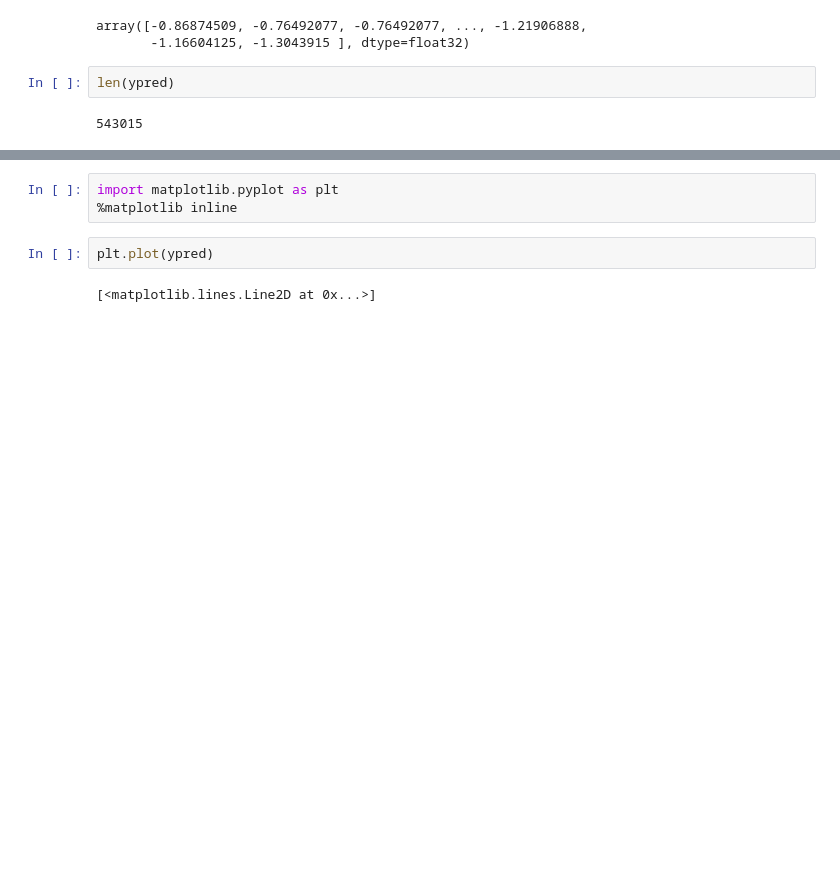
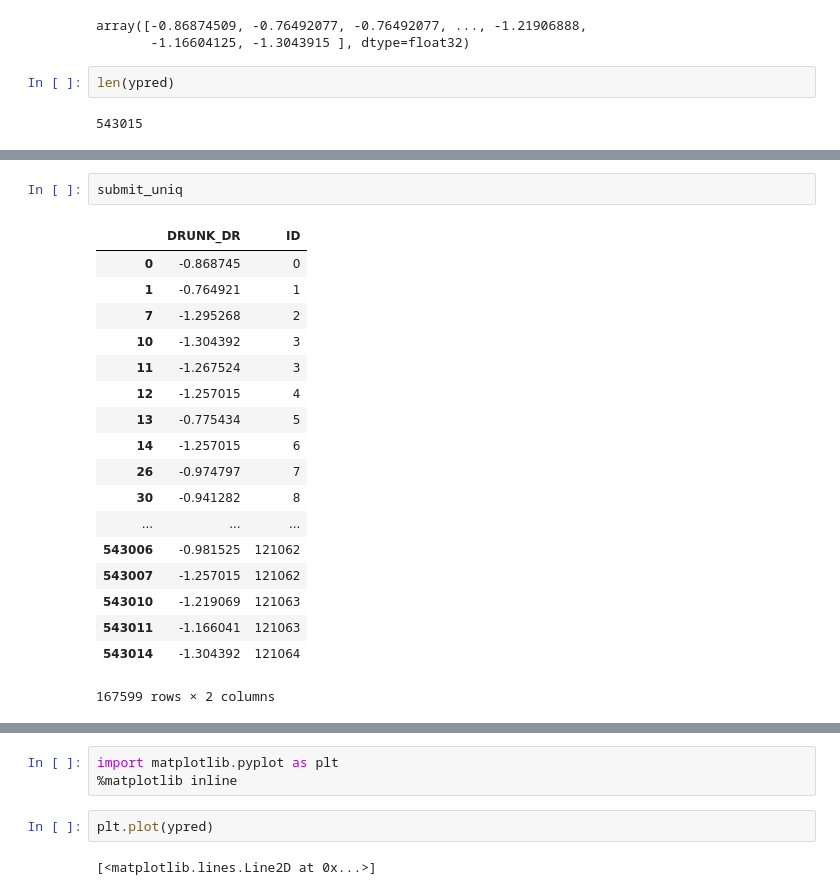
Before and after one commit to seantma/MDST-FARS-share, a Jupyter notebook: Model_xgboost.ipynb, the cells around one changed output, grey strips where cells are left out. Cells and saved outputs as stored; diff of their text form; blank space fills up the shorter version.

```diff
--- a/Model_xgboost.ipynb
+++ b/Model_xgboost.ipynb
@@ -209,0 +236,21 @@ submit.to_csv('fars_submit_xgb001.csv', index = False)
+# %%
+submit_uniq
+# %% [output]
+|  | DRUNK_DR | ID |
+| 0 | -0.868745 | 0 |
+| 1 | -0.764921 | 1 |
+| 7 | -1.295268 | 2 |
+| 10 | -1.304392 | 3 |
+| 11 | -1.267524 | 3 |
+| 12 | -1.257015 | 4 |
+| 13 | -0.775434 | 5 |
+| 14 | -1.257015 | 6 |
+| 26 | -0.974797 | 7 |
+| 30 | -0.941282 | 8 |
+| ... | ... | ... |
+| 543006 | -0.981525 | 121062 |
+| 543007 | -1.257015 | 121062 |
+| 543010 | -1.219069 | 121063 |
+| 543011 | -1.166041 | 121063 |
+| 543014 | -1.304392 | 121064 |
+167599 rows × 2 columns
```
Also changed, not shown: parts of 6 cells of this notebook, 1 other file.
